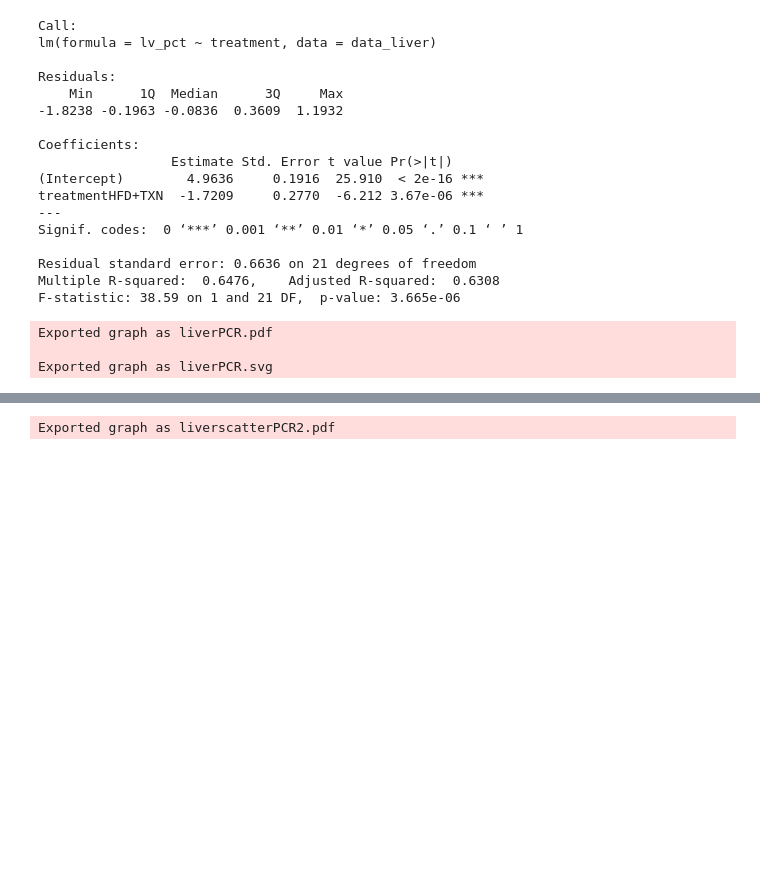
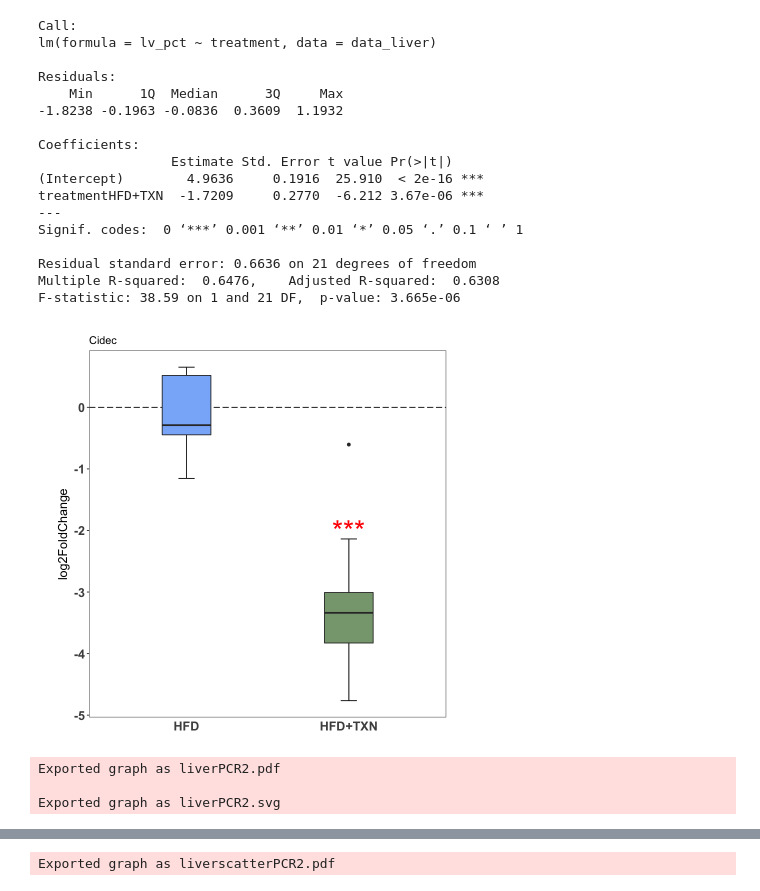
Before and after one commit to zhangyang2017/PPAR, a Jupyter notebook: manuscript/figures/figure09/PCR.ipynb, the cells around one changed output, grey strips where cells are left out. Drawn from its saved outputs; the diff is of its cells as text; code cells hidden in the pictures; blank space fills up the shorter version.

Commit message:
upate figure9

```diff
--- a/manuscript/figures/figure09/PCR.ipynb
+++ b/manuscript/figures/figure09/PCR.ipynb
@@ -153,6 +155,8 @@ Signif. codes:  0 ‘***’ 0.001 ‘**’ 0.01 ‘*’ 0.05 ‘.’ 0.1 ‘ ’
 Residual standard error: 0.6636 on 21 degrees of freedom
 Multiple R-squared:  0.6476,    Adjusted R-squared:  0.6308
 F-statistic: 38.59 on 1 and 21 DF,  p-value: 3.665e-06
+# %%
+mycolor_alpha <- c("#8AB5F9", "#87A57E")
 # %%
 pparg <- ggplot(data = data_liver, aes(x = treatment, y = pparg, fill = treatment)) +
     geom_hline(yintercept = 0, lty = 5) +
@@ -171,18 +177,22 @@ pparg <- pparg + geom_text(data = label.df, label = c("***"), color='red', size
 # %%
 cid <- ggplot(data = data_liver, aes(x = treatment, y = cidec, fill = treatment)) +
     geom_hline(yintercept = 0, lty = 5) +
-	stat_summary(fun.data = pars, geom = "boxplot", position = "dodge", width=0.2) +
-	stat_summary(fun = outliers, geom = "point") +
-	scale_fill_manual(values = alpha(colors, .6), guide = FALSE) +
+    stat_boxplot(geom = 'errorbar', linetype = 1, width = 0.1) +
+    geom_boxplot(width = 0.3)+
+	#stat_summary(fun.data = pars, geom = "boxplot", position = "dodge", width=0.2) +
+	#stat_summary(fun = outliers, geom = "point") +
+	scale_fill_manual(values = mycolor_alpha, guide = FALSE) +
     #scale_y_continuous(limits = c(-3, 3))+
 	xlab(" ") + ylab("log2FoldChange") +
 	ggtitle("Cidec") +
 	theme_bw() +
 	theme_legend_free()
 
 label.df <- data.frame(treatment = c("HFD+TXN"),
                        cidec = c(-2))
 cid <- cid + geom_text(data = label.df, label = c("***"), color='red', size = 12)
+# %% [output]
+[figure, added]
 # %%
 plin <- ggplot(data = data_liver, aes(x = treatment, y = plin4, fill = treatment)) +
     geom_hline(yintercept = 0, lty = 5) +
@@ -217,12 +231,12 @@ mog <- mog + geom_text(data = label.df, label = c("***"), color='red', size = 12
 plot <- (pparg | cid) / (plin | mog)
 plot2 <- plot & theme(plot.title = element_text(size = 14, face='bold'))
 # %%
-graph2pdf(plot2, file = "liverPCR.pdf", width = 8, height = 8)
-graph2svg(plot2, file = "liverPCR.svg", width = 12, height = 8)
+graph2pdf(plot2, file = "liverPCR2.pdf", width = 8, height = 8)
+graph2svg(plot2, file = "liverPCR2.svg", width = 12, height = 8)
 # %% [output]
-Exported graph as liverPCR.pdf
+Exported graph as liverPCR2.pdf
 
-Exported graph as liverPCR.svg
+Exported graph as liverPCR2.svg
 # %%
 scatter1 <- ggplot(data_liver, aes(x = pparg, y = cidec)) +
     geom_rug(aes(color = treatment)) +
```
Also changed, not shown: parts of 7 cells of this notebook, 6 other files.
